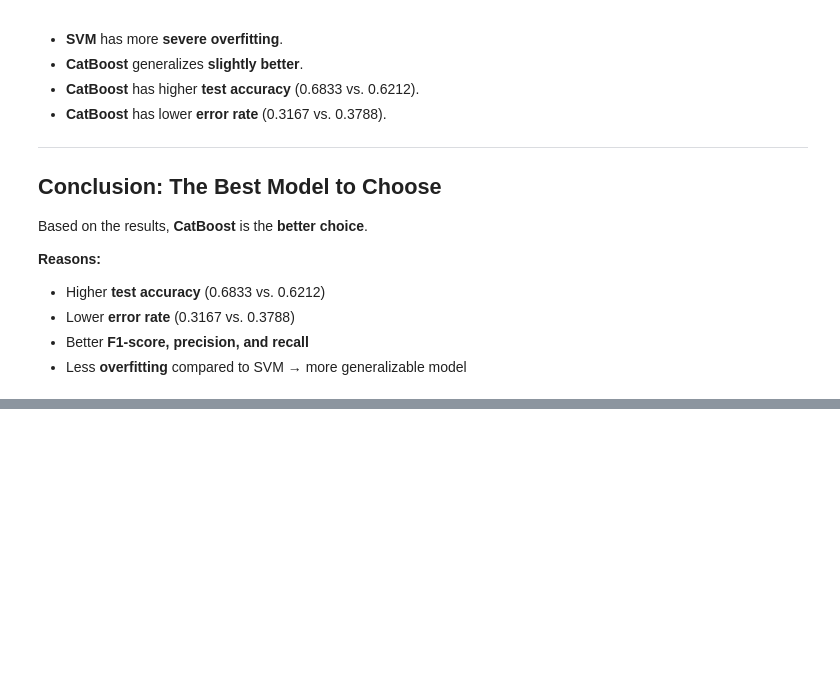
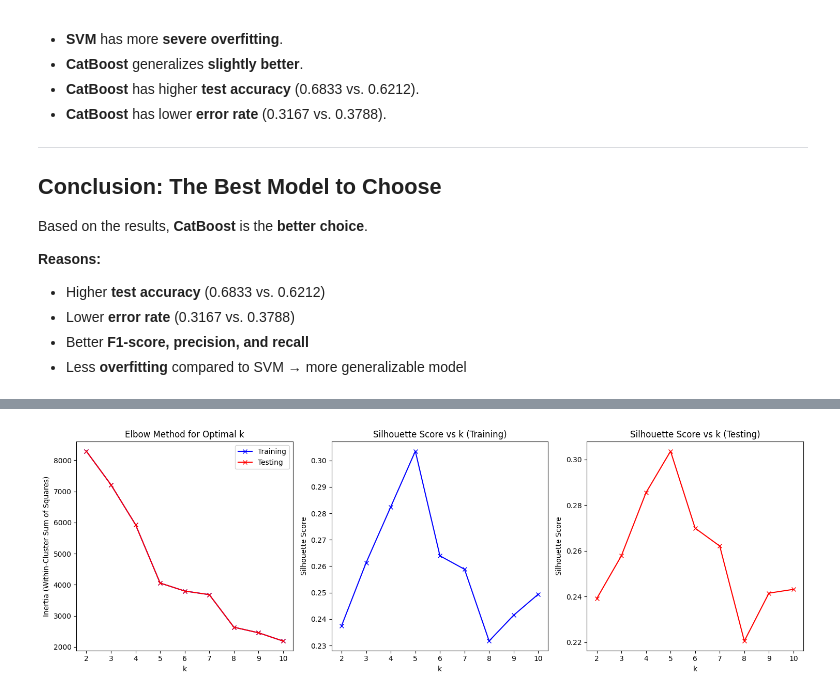
Before and after one commit to nouarif4/books, a Jupyter notebook: everything-notebook/everything-notebook.ipynb, the cells around one changed output, grey strips where cells are left out. Cells and saved outputs as stored; diff of their text form; code cells hidden in the pictures; blank space fills up the shorter version.

```diff
--- a/everything-notebook/everything-notebook.ipynb
+++ b/everything-notebook/everything-notebook.ipynb
@@ -1295,0 +1318,88 @@ Based on the results, **CatBoost** is the **better choice**.
+# %%
+
+# Import all required libraries
+import pandas as pd
+import numpy as np
+from sklearn.preprocessing import StandardScaler
+from sklearn.cluster import KMeans
+from sklearn.metrics import silhouette_score
+from sklearn.model_selection import train_test_split
+import matplotlib.pyplot as plt
+
+# Read the dataset
+# This dataset is from phase 1 (has nothing from phase 2)
+# FYI the Category and Sub-Category are one-hot encoded in phase 1
+df = pd.read_csv('/Users/haifaalsedairy/Desktop/books/Cleaned Dataset/Book_Cleaned_Dataset_.xls')
+
+# Select features for clustering
+features_for_clustering = [
+    'Pages',
+    'Publication year',
+    'Category',
+    'Subcategory',
+    'Price'
+]
+
+# Create feature matrix
+X = df[features_for_clustering].copy()
+
+# Split the data into training and testing sets
+X_train, X_test = train_test_split(X, test_size=0.4, random_state=42)
+
+# Scale the features
+scaler = StandardScaler()
+X_train_scaled = scaler.fit_transform(X_train)
+X_test_scaled = scaler.transform(X_test)  # Use the same scaler as training
+
+# Determine optimal number of clusters
+inertias_train = []          # Store inertia (within-cluster sum of squares) values for training set
+silhouette_scores_train = [] # Store silhouette scores for training set
+inertias_test = []          # Store inertia values for testing set
+silhouette_scores_test = [] # Store silhouette scores for testing set
+K = range(2, 11)           # Test k values from 2 to 10
+
+# Iterate through different numbers of clusters
+for k in K:
+    # Train the model
+    kmeans = KMeans(n_clusters=k, random_state=42)
+    kmeans.fit(X_train_scaled)
+
+    # Calculate metrics for training data
+    inertias_train.append(kmeans.inertia_)
+    silhouette_scores_train.append(silhouette_score(X_train_scaled, kmeans.labels_))
+
+    # Calculate metrics for test data
+    test_labels = kmeans.predict(X_test_scaled)
+    inertias_test.append(kmeans.inertia_)
+    silhouette_scores_test.append(silhouette_score(X_test_scaled, test_labels))
+
+# Visualize the evaluation metrics
+plt.figure(figsize=(15, 5))
+
+# Plot 1: Elbow Method
+plt.subplot(1, 3, 1)
+plt.plot(K, inertias_train, 'bx-', label='Training')
+plt.plot(K, inertias_test, 'rx-', label='Testing')
+plt.xlabel('k')
+plt.ylabel('Inertia (Within-Cluster Sum of Squares)')
+plt.title('Elbow Method for Optimal k')
+plt.legend()
+
+# Plot 2: Silhouette Score for Training
+plt.subplot(1, 3, 2)
+plt.plot(K, silhouette_scores_train, 'bx-')
+plt.xlabel('k')
+plt.ylabel('Silhouette Score')
+plt.title('Silhouette Score vs k (Training)')
+
+# Plot 3: Silhouette Score for Testing
+plt.subplot(1, 3, 3)
+plt.plot(K, silhouette_scores_test, 'rx-')
+plt.xlabel('k')
+plt.ylabel('Silhouette Score')
+plt.title('Silhouette Score vs k (Testing)')
+
+plt.tight_layout()
+plt.show()
+# %% [output]
+[figure, added]
```
Also changed, not shown: parts of 11 cells of this notebook.
